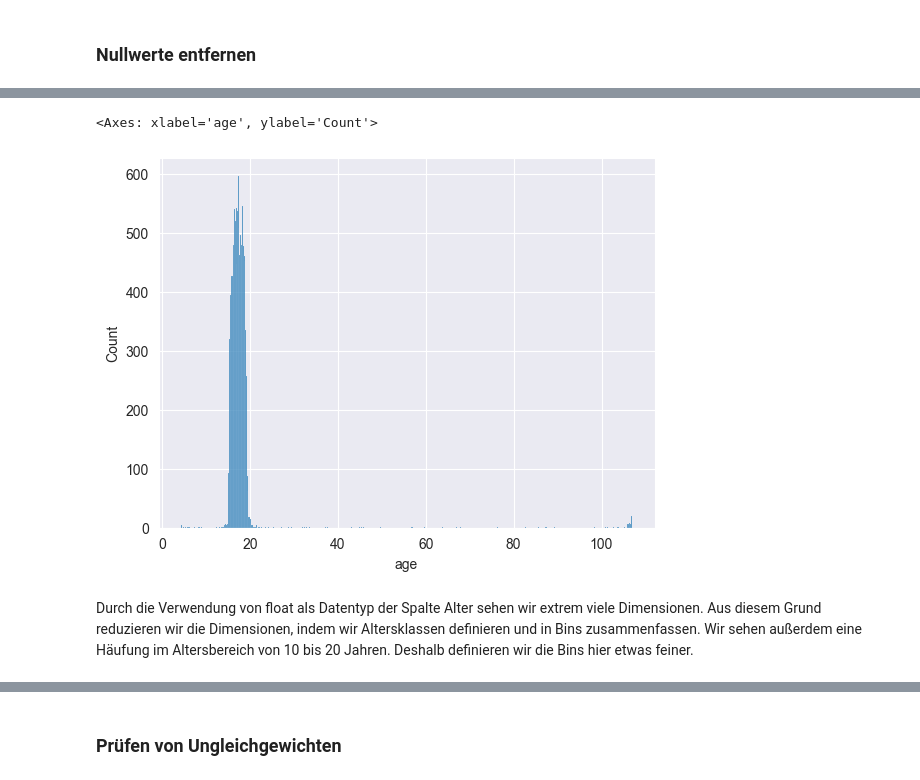
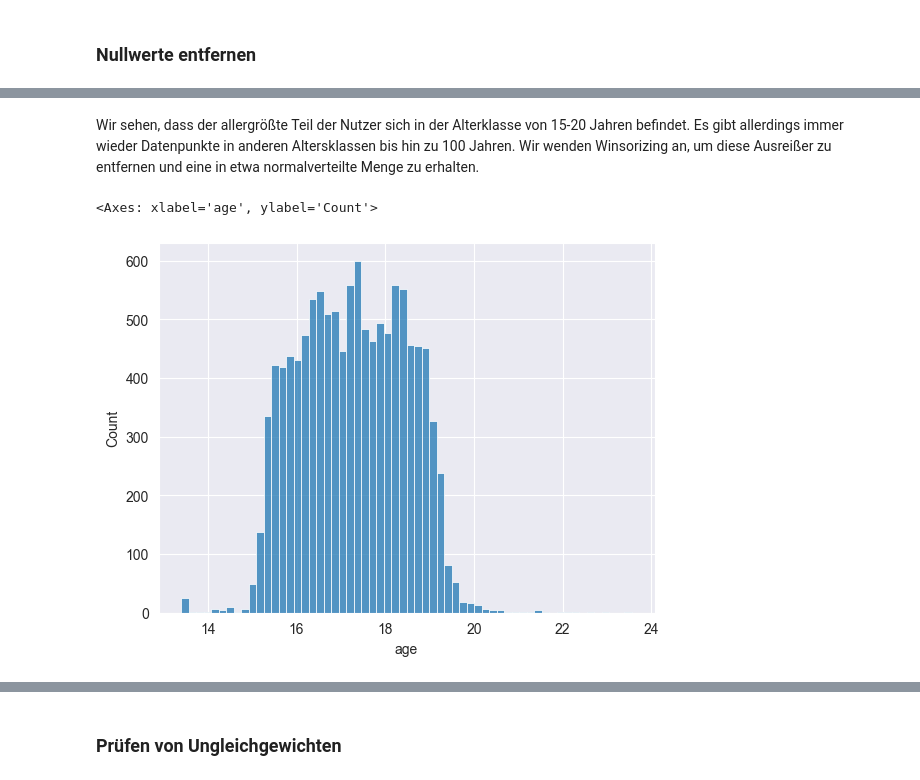
Before and after one commit to leonbittner/dasciws2324, a Jupyter notebook: 03_clustering/03_clustering.ipynb, the cells around one changed output, grey strips where cells are left out. Drawn from its saved outputs; the diff is of its cells as text; code cells hidden in the pictures.

```diff
--- a/03_clustering/03_clustering.ipynb
+++ b/03_clustering/03_clustering.ipynb
@@ -51,7 +57,9 @@ df_social = df_social.dropna()
+# %% [markdown]
+Wir sehen, dass der allergrößte Teil der Nutzer sich in der Alterklasse von 15-20 Jahren befindet. Es gibt allerdings immer wieder Datenpunkte in anderen Altersklassen bis hin zu 100 Jahren. Wir wenden Winsorizing an, um diese Ausreißer zu entfernen und eine in etwa normalverteilte Menge zu erhalten.
 # %%
+df_social['age'] = winsorize(df_social['age'], limits=[0.002, 0.01])
+df_social = df_social[df_social['age'] <= 24]
 sns.histplot(df_social['age'])
 # %% [output]
 <Axes: xlabel='age', ylabel='Count'>
-[figure, old version]
+[figure, new version]
-# %% [markdown]
-Durch die Verwendung von float als Datentyp der Spalte Alter sehen wir extrem viele Dimensionen. Aus diesem Grund reduzieren wir die Dimensionen, indem wir Altersklassen definieren und in Bins zusammenfassen. Wir sehen außerdem eine Häufung im Altersbereich von 10 bis 20 Jahren. Deshalb definieren wir die Bins hier etwas feiner.
```
Also changed, not shown: parts of 65 cells of this notebook.
